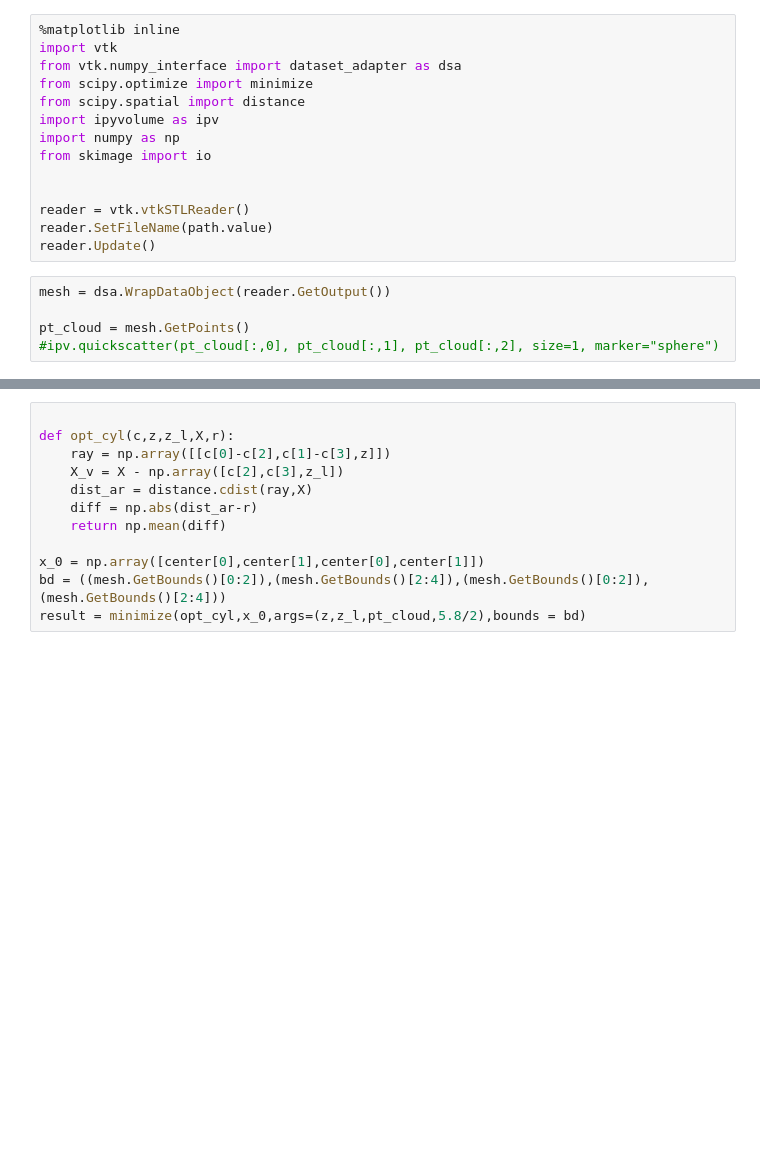
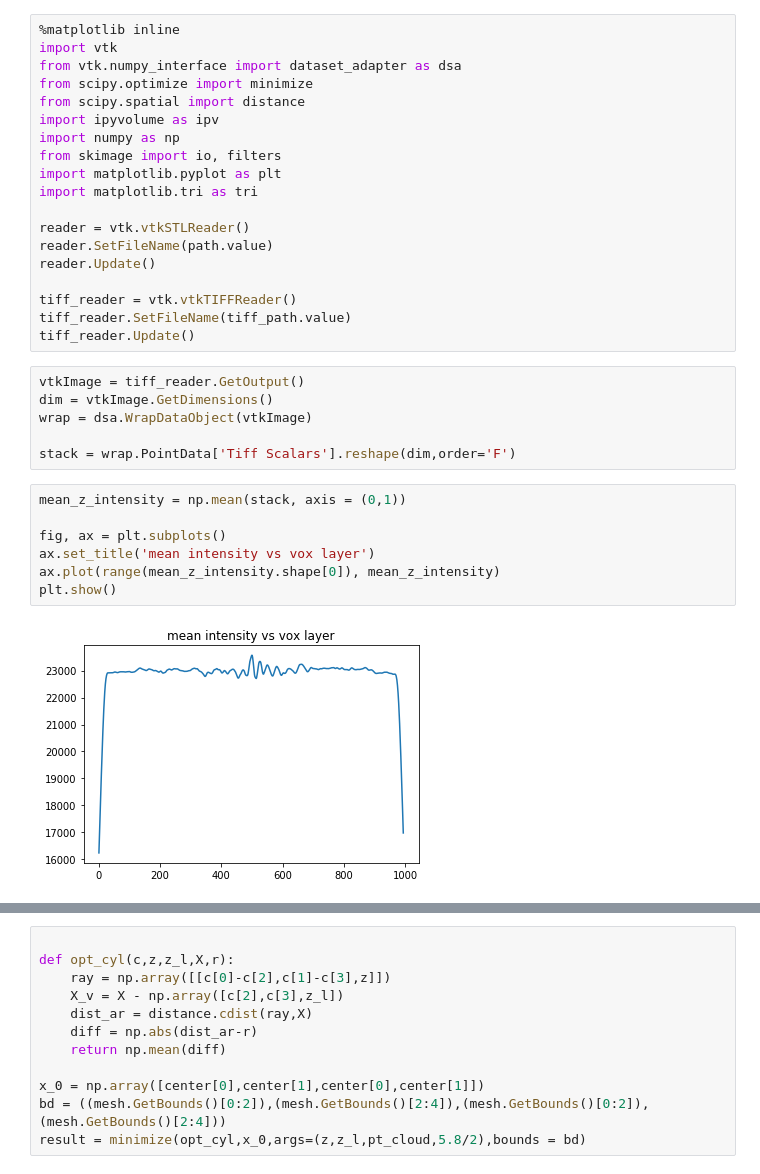
Before and after one commit to rockandsalt/image_segmentation, a Jupyter notebook: process_stack.ipynb, the cells around one changed output, grey strips where cells are left out. Cells and saved outputs as stored; diff of their text form; blank space fills up the shorter version.

Commit message:
Update process_stack.ipynb
added density reorientation

```diff
--- a/process_stack.ipynb
+++ b/process_stack.ipynb
@@ -19,14 +29,29 @@ from scipy.optimize import minimize
 from scipy.spatial import distance
 import ipyvolume as ipv
 import numpy as np
-from skimage import io
-
+from skimage import io, filters
+import matplotlib.pyplot as plt
+import matplotlib.tri as tri
 
 reader = vtk.vtkSTLReader()
 reader.SetFileName(path.value)
 reader.Update()
+
+tiff_reader = vtk.vtkTIFFReader()
+tiff_reader.SetFileName(tiff_path.value)
+tiff_reader.Update()
-# %%
-mesh = dsa.WrapDataObject(reader.GetOutput())
-
-pt_cloud = mesh.GetPoints()
-#ipv.quickscatter(pt_cloud[:,0], pt_cloud[:,1], pt_cloud[:,2], size=1, marker="sphere")
+# %%
+vtkImage = tiff_reader.GetOutput()
+dim = vtkImage.GetDimensions()
+wrap = dsa.WrapDataObject(vtkImage)
+
+stack = wrap.PointData['Tiff Scalars'].reshape(dim,order='F')
+# %%
+mean_z_intensity = np.mean(stack, axis = (0,1))
+
+fig, ax = plt.subplots()
+ax.set_title('mean intensity vs vox layer')
+ax.plot(range(mean_z_intensity.shape[0]), mean_z_intensity)
+plt.show()
+# %% [output]
+[figure, added]
```
Also changed, not shown: parts of 16 cells of this notebook.
